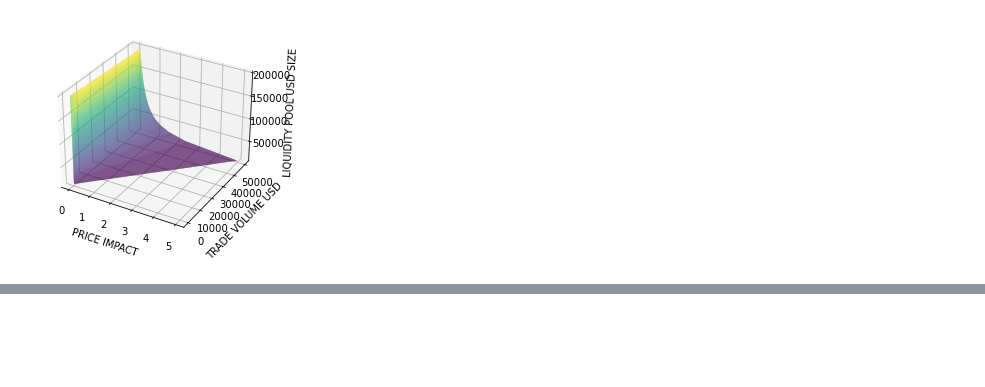
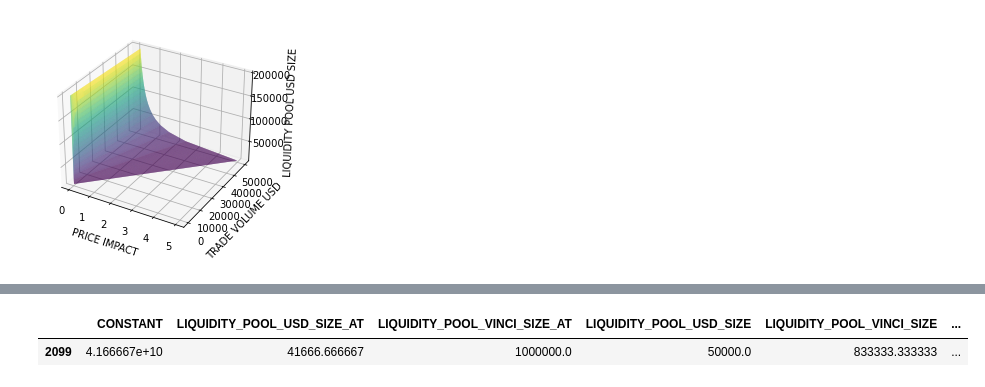
Before and after one commit to The-Digital-Renaissance/financial-analysis, a Jupyter notebook: LIQUIDITY POOL PRICE IMPACT (SLIPPAGE) MODEL.ipynb, the cells around one changed output, grey strips where cells are left out. Saved outputs shown, nothing was run; the diff lists cells and outputs as text; code cells hidden in the pictures; blank space fills up the shorter version.

```diff
--- a/LIQUIDITY POOL PRICE IMPACT (SLIPPAGE) MODEL.ipynb
+++ b/LIQUIDITY POOL PRICE IMPACT (SLIPPAGE) MODEL.ipynb
@@ -182,0 +200,5 @@ plot3D(XTOT, YTOT, ZTOT)
+# %%
+PRICE_IMPACT_DF_VINCI[(PRICE_IMPACT_DF_VINCI.LIQUIDITY_POOL_USD_SIZE==50000) & (PRICE_IMPACT_DF_VINCI.TRADE_VOLUME_USD==10000)]
+# %% [output]
+|  | CONSTANT | LIQUIDITY_POOL_USD_SIZE_AT | LIQUIDITY_POOL_VINCI_SIZE_AT | LIQUIDITY_POOL_USD_SIZE | LIQUIDITY_POOL_VINCI_SIZE | ... |
+| 2099 | 4.166667e+10 | 41666.666667 | 1000000.0 | 50000.0 | 833333.333333 | ... |
```
Also changed, not shown: parts of 18 cells of this notebook.
